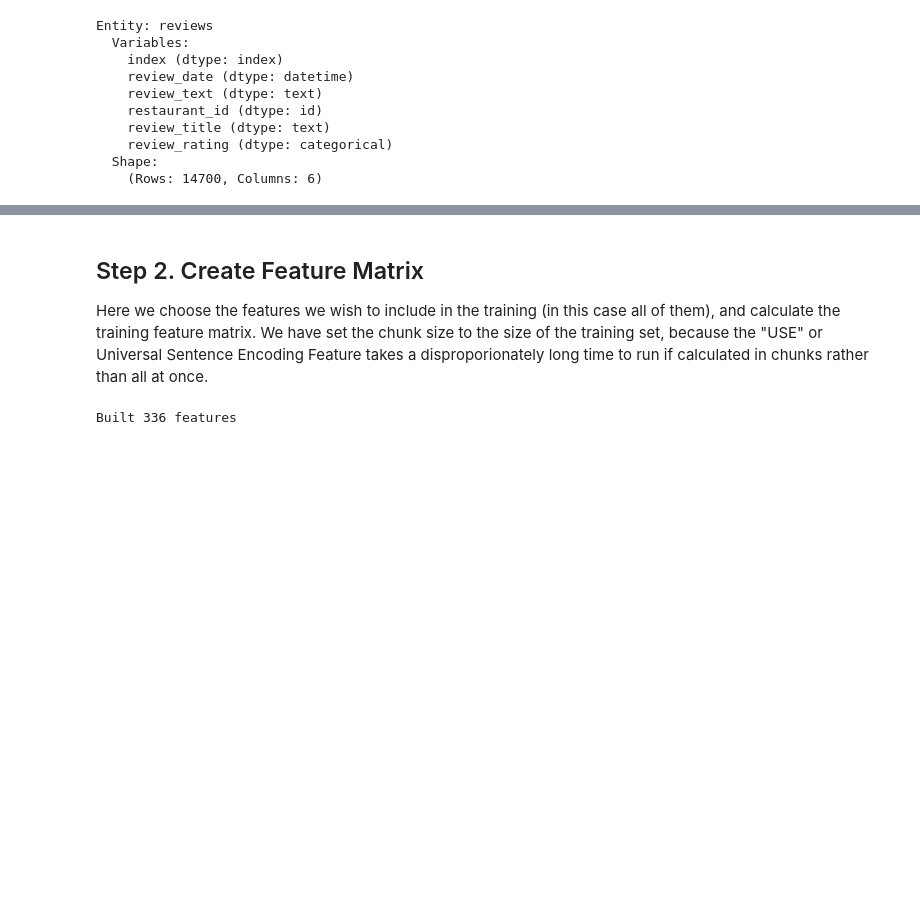
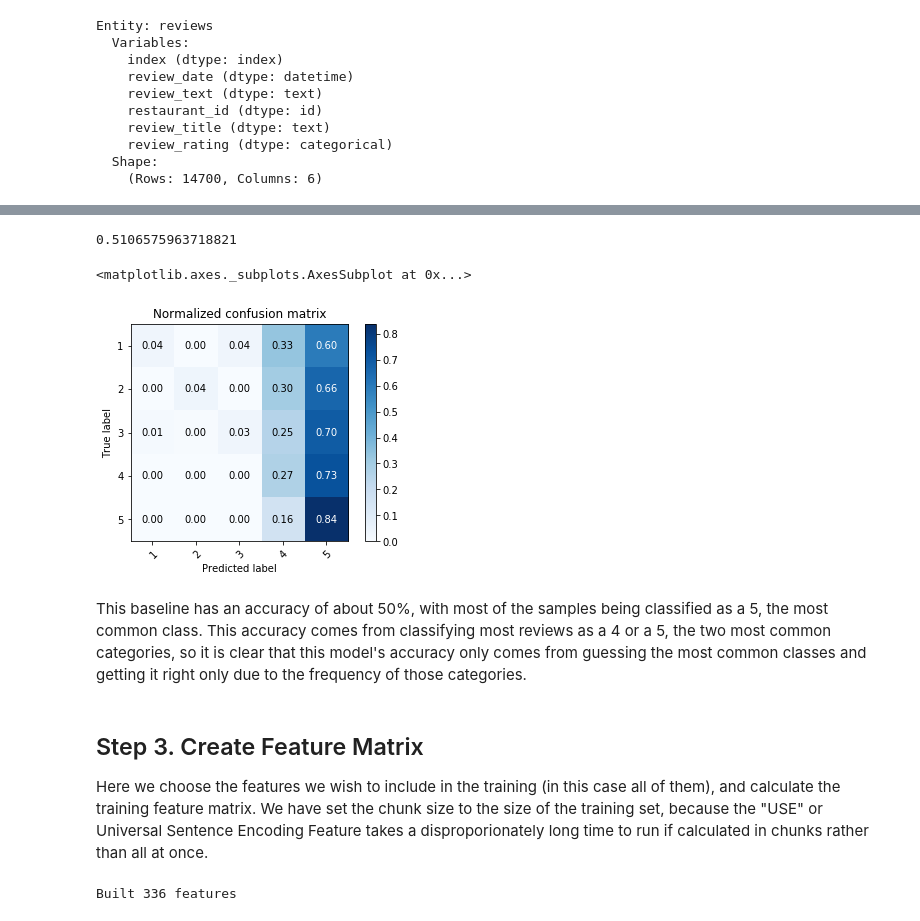
Before and after one commit to alteryx/predict-restaurant-rating, a Jupyter notebook: predict-restaurant-rating.ipynb, the cells around one changed output, grey strips where cells are left out. Saved outputs shown, nothing was run; the diff lists cells and outputs as text; code cells hidden in the pictures; blank space fills up the shorter version.

```diff
--- a/predict-restaurant-rating.ipynb
+++ b/predict-restaurant-rating.ipynb
@@ -101,5 +127,64 @@ es.add_interesting_values()
+# %%
+base_lgr = LogisticRegression(solver='liblinear', multi_class='auto', max_iter=150)
+base_hgbc = HistGradientBoostingClassifier()
+base_rfc = RandomForestClassifier(n_estimators=100, class_weight = "balanced", n_jobs=-1)
+
+base_vot = VotingClassifier(voting='soft', estimators=[('lgr', base_lgr), ('rfc', base_rfc), ('hgbc', base_hgbc)], weights=[3, 1, 6])
+base_vot.fit(baseline_train_fm, baseline_y_train)
+base_vot.score(baseline_test_fm, baseline_y_test)
+# %% [output]
+0.5106575963718821
+# %%
+def plot_confusion_matrix(y_true, y_pred, classes,
+                          cmap=plt.cm.Blues):
+    """
+    This function prints and plots the confusion matrix.
+    Normalization can be applied by setting `normalize=True`.
+    From: https://scikit-learn.org/stable/auto_examples/model_selection/plot_confusion_matrix.html#sphx-glr-auto-examples-model-selection-plot-confusion-matrix-py
+    """
+    title = 'Normalized confusion matrix'
+
+    # Compute confusion matrix
+    cm = sklearn.metrics.confusion_matrix(y_true, y_pred)
+    cm = cm.astype('float') / cm.sum(axis=1)[:, np.newaxis]
+
+    fig, ax = plt.subplots()
+    im = ax.imshow(cm, interpolation='nearest', cmap=cmap)
+    ax.figure.colorbar(im, ax=ax)
+    # We want to show all ticks...
+    ax.set(xticks=np.arange(cm.shape[1]),
+           yticks=np.arange(cm.shape[0]),
+           # ... and label them with the respective list entries
+           xticklabels=classes, yticklabels=classes,
+           title=title,
+           ylabel='True label',
+           xlabel='Predicted label')
+
+    ax.set_ylim(len(cm)-0.5, -0.5)
+
+    # Rotate the tick labels and set their alignment.
+    plt.setp(ax.get_xticklabels(), rotation=45, ha="right",
+             rotation_mode="anchor")
+
+    # Loop over data dimensions and create text annotations.
+    thresh = cm.max() / 2.
+    for i in range(cm.shape[0]):
+        for j in range(cm.shape[1]):
+            ax.text(j, i, format(cm[i, j], '.2f'),
+                    ha="center", va="center",
+                    color="white" if cm[i, j] > thresh else "black")
+    return ax
+# %%
+plot_confusion_matrix(baseline_y_test,
+                      base_vot.predict(baseline_test_fm),
+                      ['1', '2', '3', '4', '5'])
+# %% [output]
+<matplotlib.axes._subplots.AxesSubplot at 0x...>
+[figure, added]
+# %% [markdown]
+This baseline has an accuracy of about 50%, with most of the samples being classified as a 5, the most common class. This accuracy comes from classifying most reviews as a 4 or a 5, the two most common categories, so it is clear that this model's accuracy only comes from guessing the most common classes and getting it right only due to the frequency of those categories.
 # %% [markdown]
-## Step 2. Create Feature Matrix
+## Step 3. Create Feature Matrix
 Here we choose the features we wish to include in the training (in this case all of them), and calculate the training feature matrix. We have set the chunk size to the size of the training set, because the "USE" or Universal Sentence Encoding Feature takes a disproporionately long time to run if calculated in chunks rather than all at once.
 # %%
 trans = [DiversityScore,
```
Also changed, not shown: parts of 17 cells of this notebook.
